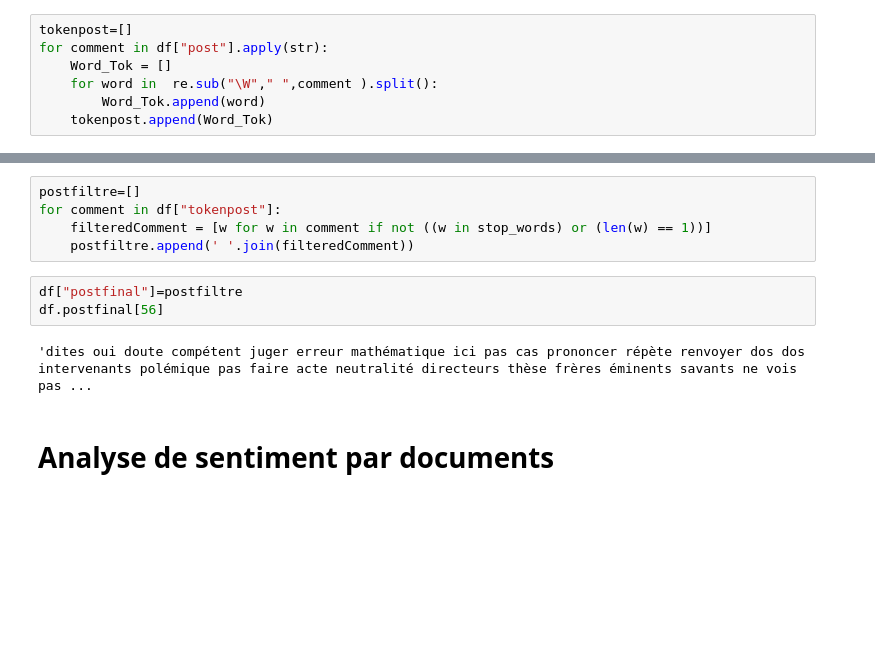
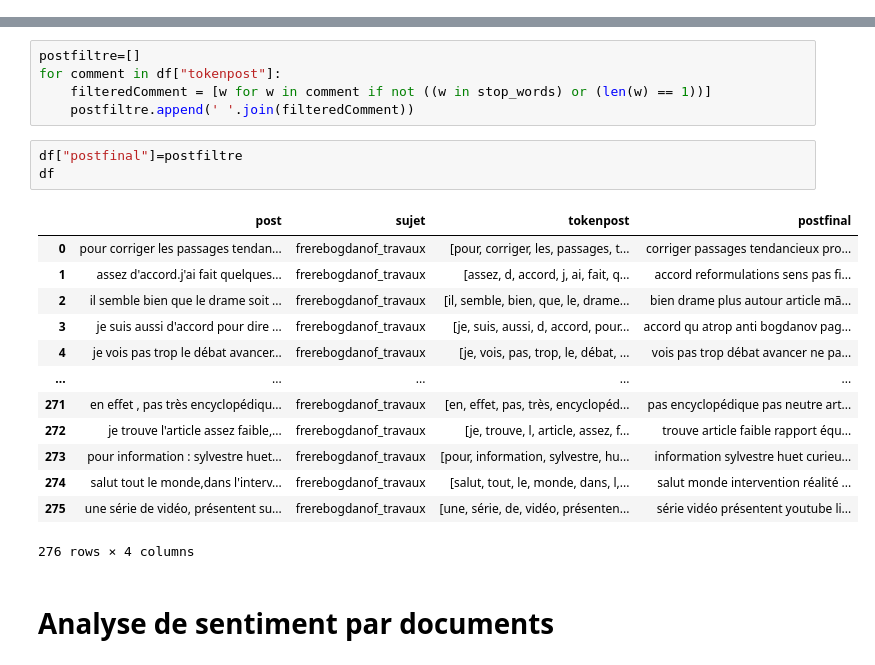
Before and after one commit to zaina34/Analyse_d_opinion, a Jupyter notebook: Codes/Pipeline_fouille_opinion_et_analyse_sentiment.ipynb, the cells around one changed output, grey strips where cells are left out. Drawn from its saved outputs; the diff is of its cells as text; blank space fills up the shorter version.

```diff
--- a/Codes/Pipeline_fouille_opinion_et_analyse_sentiment.ipynb
+++ b/Codes/Pipeline_fouille_opinion_et_analyse_sentiment.ipynb
@@ -66,12 +68,5 @@ df["post"]= df["post"].str.lower()
 # %% [markdown]
 ## tokenisation des poste
-# %%
-tokenpost=[]
-for comment in df["post"].apply(str):
-    Word_Tok = []
-    for word in  re.sub("\W"," ",comment ).split():
-        Word_Tok.append(word)
-    tokenpost.append(Word_Tok)
 # %%
 tokenpost=[]
 for comment in df["post"].apply(str):
@@ -110,9 +105,21 @@ for comment in df["tokenpost"]:
     postfiltre.append(' '.join(filteredComment))
 # %%
 df["postfinal"]=postfiltre
-df.postfinal[56]
+df
 # %% [output]
+|  | post | sujet | tokenpost | postfinal |
+| 0 | pour corriger les passages tendan... | frerebogdanof_travaux | [pour, corriger, les, passages, t... | corriger passages tendancieux pro... |
+| 1 | assez d'accord.j'ai fait quelques... | frerebogdanof_travaux | [assez, d, accord, j, ai, fait, q... | accord reformulations sens pas fi... |
+| 2 | il semble bien que le drame soit ... | frerebogdanof_travaux | [il, semble, bien, que, le, drame... | bien drame plus autour article mã... |
+| 3 | je suis aussi d'accord pour dire ... | frerebogdanof_travaux | [je, suis, aussi, d, accord, pour... | accord qu atrop anti bogdanov pag... |
+| 4 | je vois pas trop le débat avancer... | frerebogdanof_travaux | [je, vois, pas, trop, le, débat, ... | vois pas trop débat avancer ne pa... |
+| ... | ... | ... | ... | ... |
+| 271 | en effet , pas très encyclopédiqu... | frerebogdanof_travaux | [en, effet, pas, très, encyclopéd... | pas encyclopédique pas neutre art... |
+| 272 | je trouve l'article assez faible,... | frerebogdanof_travaux | [je, trouve, l, article, assez, f... | trouve article faible rapport équ... |
+| 273 | pour information : sylvestre huet... | frerebogdanof_travaux | [pour, information, sylvestre, hu... | information sylvestre huet curieu... |
+| 274 | salut tout le monde,dans l'interv... | frerebogdanof_travaux | [salut, tout, le, monde, dans, l,... | salut monde intervention réalité ... |
+| 275 | une série de vidéo, présentent su... | frerebogdanof_travaux | [une, série, de, vidéo, présenten... | série vidéo présentent youtube li... |
-'dites oui doute compétent juger erreur mathématique ici pas cas prononcer répète renvoyer dos dos intervenants polémique pas faire acte neutralité directeurs thèse frères éminents savants ne vois pas ...
+276 rows × 4 columns
 # %% [markdown]
 # Analyse de sentiment par documents
 # %%
```
Also changed, not shown: parts of 20 cells of this notebook, 7 other files.
